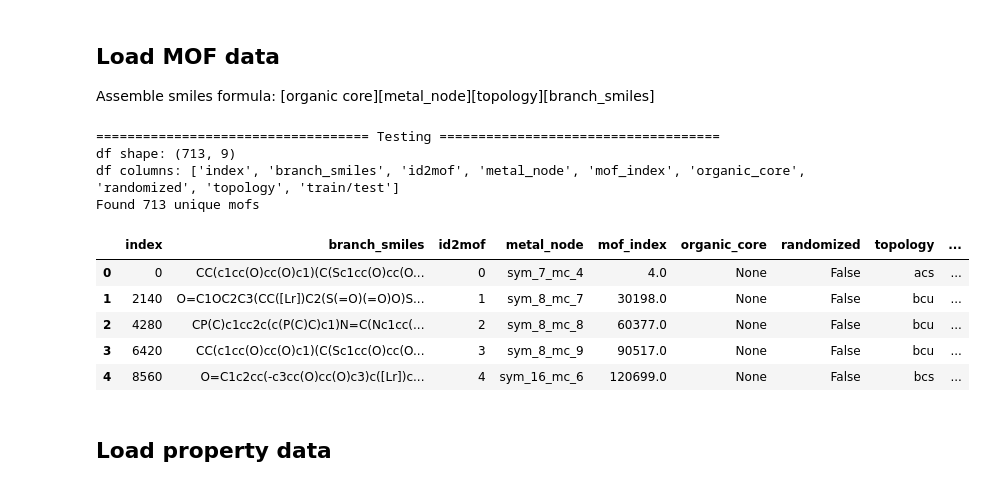
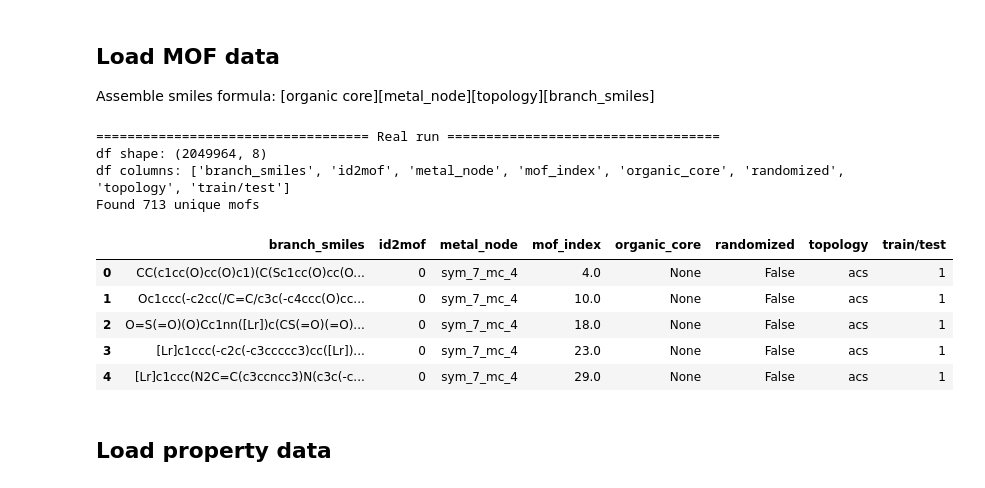
Before and after one commit to zhenpengyao/Supramolecular_VAE, a Jupyter notebook: VAEMOF_train.ipynb, the cells around one changed output. Saved outputs shown, nothing was run; the diff lists cells and outputs as text; code cells hidden in the pictures.

```diff
--- a/VAEMOF_train.ipynb
+++ b/VAEMOF_train.ipynb
@@ -71,25 +72,26 @@ device = torch.device(hparams['train_device'])
 
 Assemble smiles formula: [organic core][metal_node][topology][branch_smiles]
 # %%
-smiles_column='branch_smiles'
-testtrain_column='train/test'
+smiles_column = 'branch_smiles'
+testtrain_column = 'train/test'
 df = experiments.get_generator_df(csv_file=hparams['files_data'],
-                              smiles_column=smiles_column,
-                              use_duplicates=hparams['vae_duplicate_smiles'],
-                              testing=testing)
-ids2mofs,mof2ids, mof_columns = experiments.get_mofdict(df,hparams['mof_encoding'])
+                                  smiles_column=smiles_column,
+                                  use_duplicates=hparams['vae_duplicate_smiles'],
+                                  testing=testing)
+ids2mofs, mof2ids, mof_columns = experiments.get_mofdict(
+    df, hparams['mof_encoding'])
 df.head()
 # %% [output]
-=================================== Testing ====================================
-df shape: (713, 9)
-df columns: ['index', 'branch_smiles', 'id2mof', 'metal_node', 'mof_index', 'organic_core', 'randomized', 'topology', 'train/test']
+=================================== Real run ===================================
+df shape: (2049964, 8)
+df columns: ['branch_smiles', 'id2mof', 'metal_node', 'mof_index', 'organic_core', 'randomized', 'topology', 'train/test']
 Found 713 unique mofs
-|  | index | branch_smiles | id2mof | metal_node | mof_index | organic_core | randomized | topology | ... |
-| 0 | 0 | CC(c1cc(O)cc(O)c1)(C(Sc1cc(O)cc(O... | 0 | sym_7_mc_4 | 4.0 | None | False | acs | ... |
-| 1 | 2140 | O=C1OC2C3(CC([Lr])C2(S(=O)(=O)O)S... | 1 | sym_8_mc_7 | 30198.0 | None | False | bcu | ... |
-| 2 | 4280 | CP(C)c1cc2c(c(P(C)C)c1)N=C(Nc1cc(... | 2 | sym_8_mc_8 | 60377.0 | None | False | bcu | ... |
-| 3 | 6420 | CC(c1cc(O)cc(O)c1)(C(Sc1cc(O)cc(O... | 3 | sym_8_mc_9 | 90517.0 | None | False | bcu | ... |
-| 4 | 8560 | O=C1c2cc(-c3cc(O)cc(O)c3)c([Lr])c... | 4 | sym_16_mc_6 | 120699.0 | None | False | bcs | ... |
+|  | branch_smiles | id2mof | metal_node | mof_index | organic_core | randomized | topology | train/test |
+| 0 | CC(c1cc(O)cc(O)c1)(C(Sc1cc(O)cc(O... | 0 | sym_7_mc_4 | 4.0 | None | False | acs | 1 |
+| 1 | Oc1ccc(-c2cc(/C=C/c3c(-c4ccc(O)cc... | 0 | sym_7_mc_4 | 10.0 | None | False | acs | 1 |
+| 2 | O=S(=O)(O)Cc1nn([Lr])c(CS(=O)(=O)... | 0 | sym_7_mc_4 | 18.0 | None | False | acs | 1 |
+| 3 | [Lr]c1ccc(-c2c(-c3ccccc3)cc([Lr])... | 0 | sym_7_mc_4 | 23.0 | None | False | acs | 1 |
+| 4 | [Lr]c1ccc(N2C=C(c3ccncc3)N(c3c(-c... | 0 | sym_7_mc_4 | 29.0 | None | False | acs | 1 |
 # %% [markdown]
 ## Load property data
 # %%
```
Also changed, not shown: parts of 10 cells of this notebook, 6 other files.
